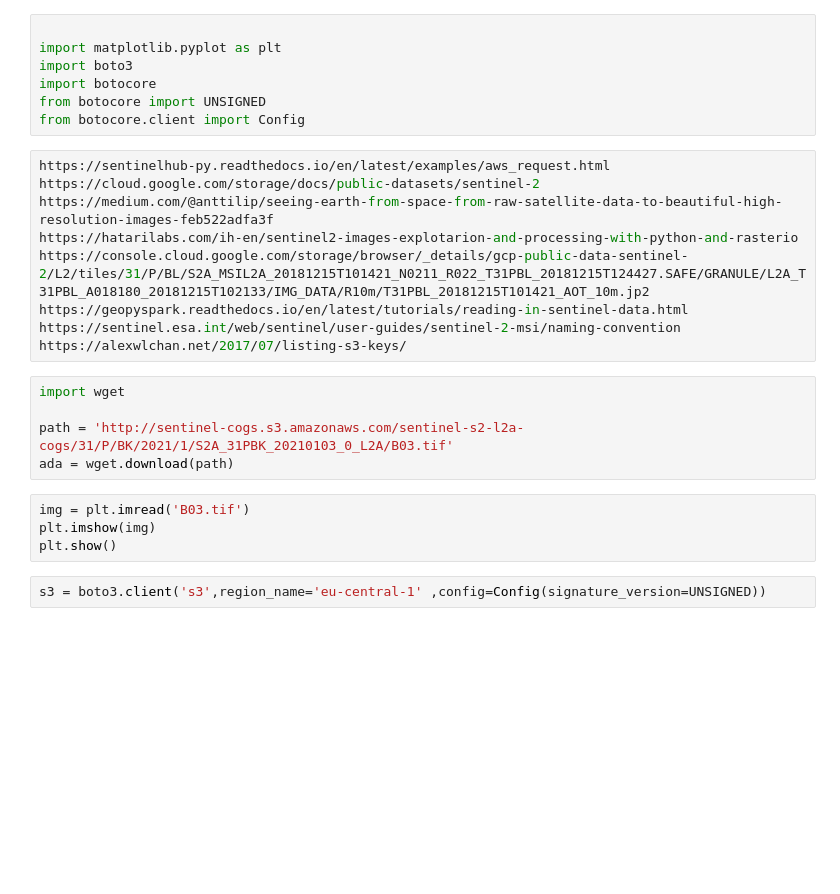
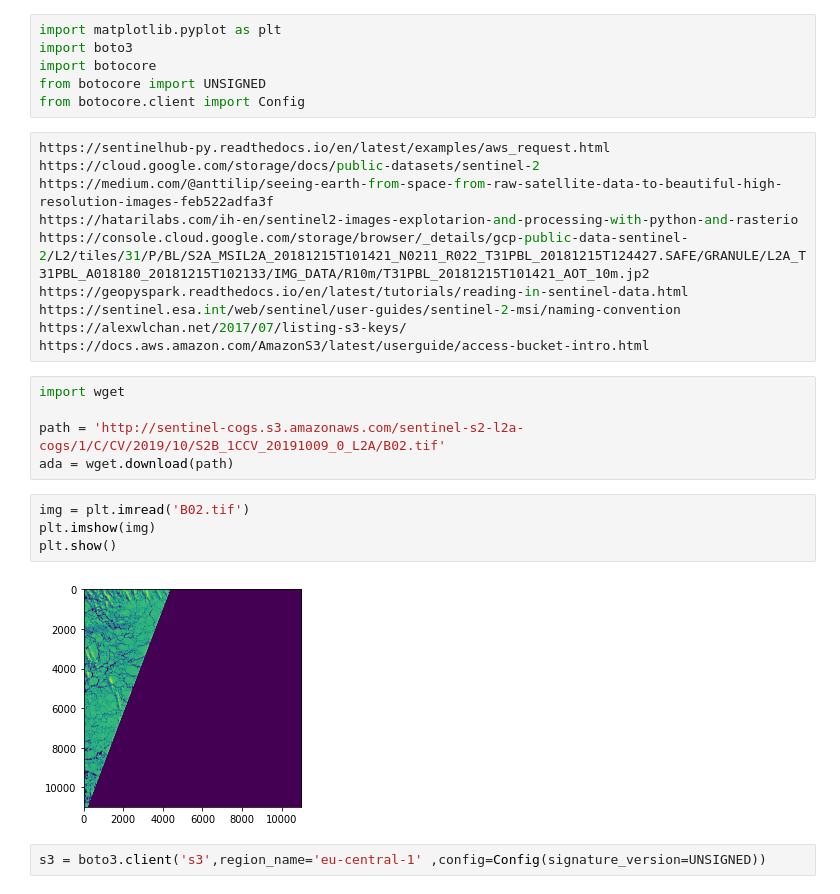
Before and after one commit to CadmusFlux/GIS, a Jupyter notebook: sentinel_aws.ipynb, the cells around one changed output. Saved outputs shown, nothing was run; the diff lists cells and outputs as text; blank space fills up the shorter version.

```diff
--- a/sentinel_aws.ipynb
+++ b/sentinel_aws.ipynb
@@ -1,5 +1,4 @@
 # %%
-
 import matplotlib.pyplot as plt
 import boto3
 import botocore
@@ -14,15 +13,18 @@ https://console.cloud.google.com/storage/browser/_details/gcp-public-data-sentin
 https://geopyspark.readthedocs.io/en/latest/tutorials/reading-in-sentinel-data.html
 https://sentinel.esa.int/web/sentinel/user-guides/sentinel-2-msi/naming-convention
 https://alexwlchan.net/2017/07/listing-s3-keys/
+https://docs.aws.amazon.com/AmazonS3/latest/userguide/access-bucket-intro.html
 # %%
 import wget
 
-path = 'http://sentinel-cogs.s3.amazonaws.com/sentinel-s2-l2a-cogs/31/P/BK/2021/1/S2A_31PBK_20210103_0_L2A/B03.tif'
+path = 'http://sentinel-cogs.s3.amazonaws.com/sentinel-s2-l2a-cogs/1/C/CV/2019/10/S2B_1CCV_20191009_0_L2A/B02.tif'
 ada = wget.download(path)
 # %%
-img = plt.imread('B03.tif')
+img = plt.imread('B02.tif')
 plt.imshow(img)
 plt.show()
+# %% [output]
+[figure, added]
 # %%
 s3 = boto3.client('s3',region_name='eu-central-1' ,config=Config(signature_version=UNSIGNED))
 # %%
```
Also changed, not shown: parts of 6 cells of this notebook, 1 other file.
